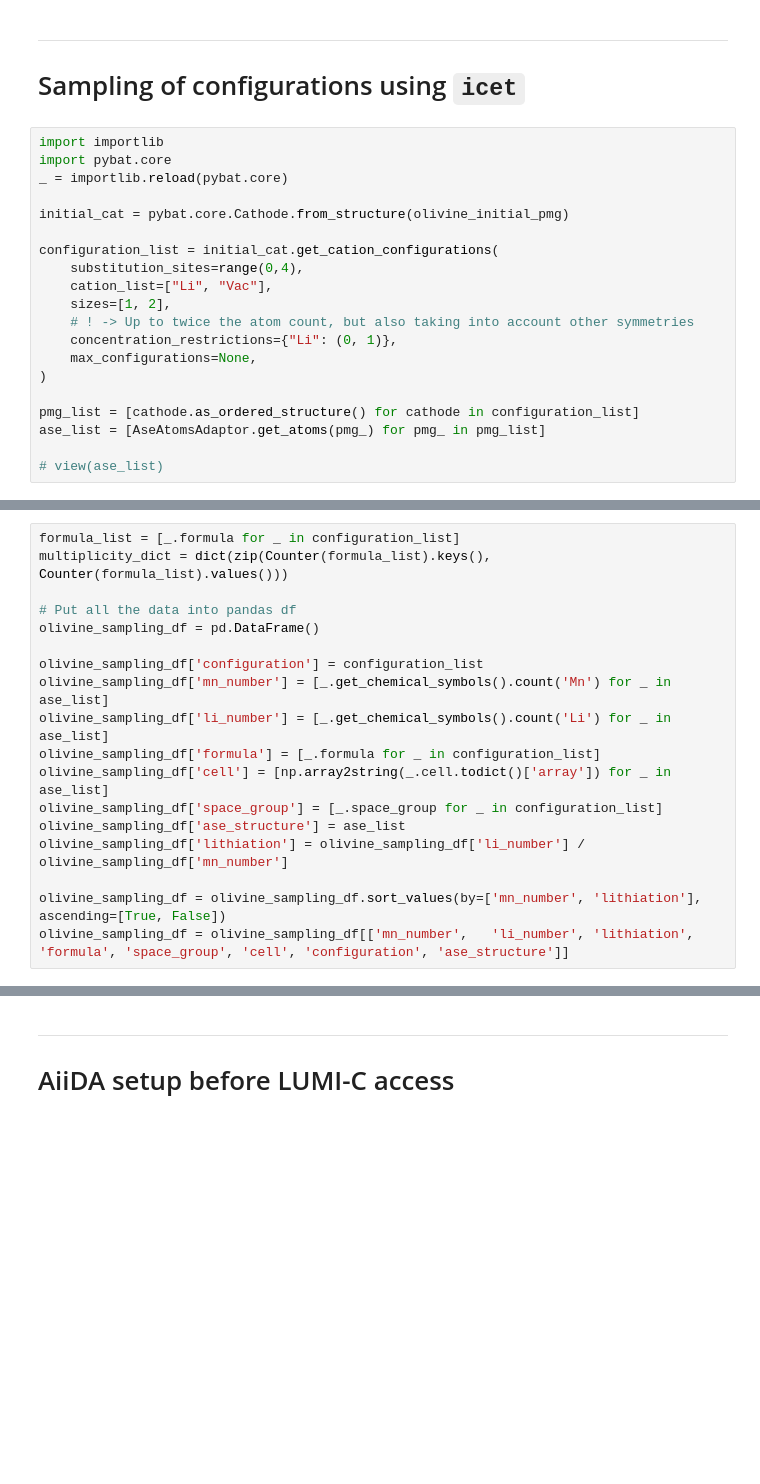
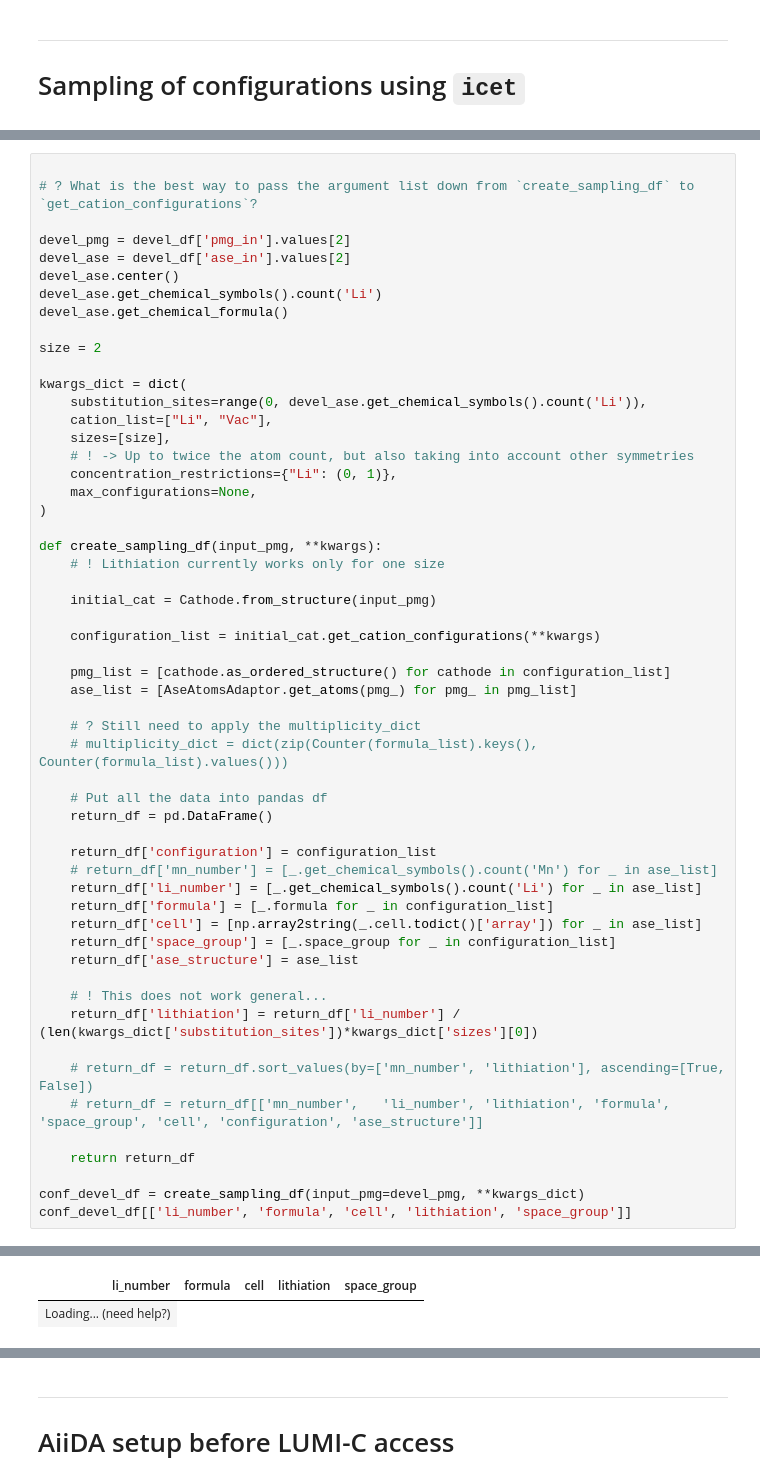
Before and after one commit to GeigerJ2/bat_uv_ml, a Jupyter notebook: code/sampling_tests.ipynb, the cells around one changed output, grey strips where cells are left out. Drawn from its saved outputs; the diff is of its cells as text; blank space fills up the shorter version.

```diff
--- a/code/sampling_tests.ipynb
+++ b/code/sampling_tests.ipynb
@@ -144,23 +171,3 @@ Atoms(symbols='Mn4O16P4Li4', pbc=True, cell=[[10.363227229719323, 0.0, 6.5454050
 # %% [markdown]
 ***
 # Sampling of configurations using `icet`
-# %%
-import importlib
-import pybat.core
-_ = importlib.reload(pybat.core)
-
-initial_cat = pybat.core.Cathode.from_structure(olivine_initial_pmg)
-
-configuration_list = initial_cat.get_cation_configurations(
-    substitution_sites=range(0,4),
-    cation_list=["Li", "Vac"],
-    sizes=[1, 2],
-    # ! -> Up to twice the atom count, but also taking into account other symmetries
-    concentration_restrictions={"Li": (0, 1)},
-    max_configurations=None,
-)
-
-pmg_list = [cathode.as_ordered_structure() for cathode in configuration_list]
-ase_list = [AseAtomsAdaptor.get_atoms(pmg_) for pmg_ in pmg_list]
-
-# view(ase_list)
@@ -171,18 +174,56 @@ No magnetic moments found in structure, setting to zero.
 # %%
-formula_list = [_.formula for _ in configuration_list]
-multiplicity_dict = dict(zip(Counter(formula_list).keys(), Counter(formula_list).values()))
 
-# Put all the data into pandas df
-olivine_sampling_df = pd.DataFrame()
+# ? What is the best way to pass the argument list down from `create_sampling_df` to `get_cation_configurations`?
 
-olivine_sampling_df['configuration'] = configuration_list
-olivine_sampling_df['mn_number'] = [_.get_chemical_symbols().count('Mn') for _ in ase_list]
-olivine_sampling_df['li_number'] = [_.get_chemical_symbols().count('Li') for _ in ase_list]
-olivine_sampling_df['formula'] = [_.formula for _ in configuration_list]
-olivine_sampling_df['cell'] = [np.array2string(_.cell.todict()['array']) for _ in ase_list]
-olivine_sampling_df['space_group'] = [_.space_group for _ in configuration_list]
-olivine_sampling_df['ase_structure'] = ase_list
-olivine_sampling_df['lithiation'] = olivine_sampling_df['li_number'] / olivine_sampling_df['mn_number']
+devel_pmg = devel_df['pmg_in'].values[2]
+devel_ase = devel_df['ase_in'].values[2]
+devel_ase.center()
+devel_ase.get_chemical_symbols().count('Li')
+devel_ase.get_chemical_formula()
 
-olivine_sampling_df = olivine_sampling_df.sort_values(by=['mn_number', 'lithiation'], ascending=[True, False])
-olivine_sampling_df = olivine_sampling_df[['mn_number',   'li_number', 'lithiation', 'formula', 'space_group', 'cell', 'configuration', 'ase_structure']]
+size = 2
+
+kwargs_dict = dict(
+    substitution_sites=range(0, devel_ase.get_chemical_symbols().count('Li')),
+    cation_list=["Li", "Vac"],
+    sizes=[size],
+    # ! -> Up to twice the atom count, but also taking into account other symmetries
+    concentration_restrictions={"Li": (0, 1)},
+    max_configurations=None,
+)
+
+def create_sampling_df(input_pmg, **kwargs):
+    # ! Lithiation currently works only for one size
+
+    initial_cat = Cathode.from_structure(input_pmg)
+
+    configuration_list = initial_cat.get_cation_configurations(**kwargs)
+
+    pmg_list = [cathode.as_ordered_structure() for cathode in configuration_list]
+    ase_list = [AseAtomsAdaptor.get_atoms(pmg_) for pmg_ in pmg_list]
+
+    # ? Still need to apply the multiplicity_dict
+    # multiplicity_dict = dict(zip(Counter(formula_list).keys(), Counter(formula_list).values()))
+
+    # Put all the data into pandas df
+    return_df = pd.DataFrame()
+
+    return_df['configuration'] = configuration_list
+    # return_df['mn_number'] = [_.get_chemical_symbols().count('Mn') for _ in ase_list]
+    return_df['li_number'] = [_.get_chemical_symbols().count('Li') for _ in ase_list]
+    return_df['formula'] = [_.formula for _ in configuration_list]
+    return_df['cell'] = [np.array2string(_.cell.todict()['array']) for _ in ase_list]
+    return_df['space_group'] = [_.space_group for _ in configuration_list]
+    return_df['ase_structure'] = ase_list
+
+    # ! This does not work general...
+    return_df['lithiation'] = return_df['li_number'] / (len(kwargs_dict['substitution_sites'])*kwargs_dict['sizes'][0])
+
+    # return_df = return_df.sort_values(by=['mn_number', 'lithiation'], ascending=[True, False])
+    # return_df = return_df[['mn_number',   'li_number', 'lithiation', 'formula', 'space_group', 'cell', 'configuration', 'ase_structure']]
+
+    return return_df
+
+conf_devel_df = create_sampling_df(input_pmg=devel_pmg, **kwargs_dict)
+conf_devel_df[['li_number', 'formula', 'cell', 'lithiation', 'space_group']]
+# %% [output]
@@ -188,0 +232,2 @@ olivine_sampling_df = olivine_sampling_df[['mn_number',   'li_number', 'lithiati
+| li_number | formula | cell | lithiation | space_group |
+| Loading... (need help?) |
```
Also changed, not shown: parts of 16 cells of this notebook, 1 other file.
